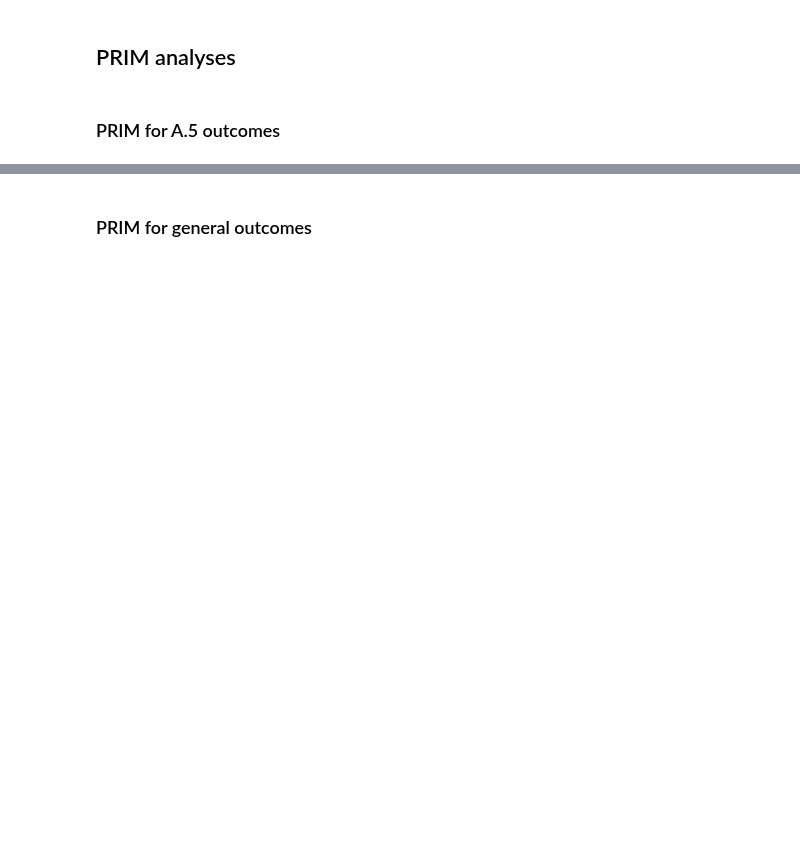
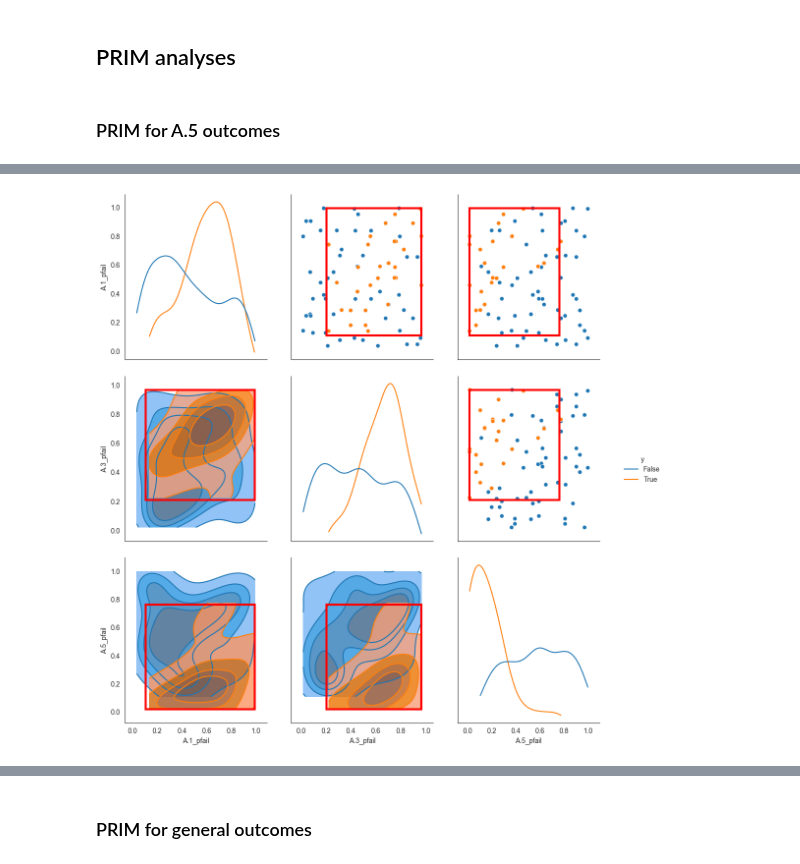
Before and after one commit to roesel1/EPA141A---MD, a Jupyter notebook: final assignment/Open_Exploration_Scen.ipynb, the cells around one changed output, grey strips where cells are left out. Cells and saved outputs as stored; diff of their text form; code cells hidden in the pictures; blank space fills up the shorter version.

```diff
--- a/final assignment/Open_Exploration_Scen.ipynb
+++ b/final assignment/Open_Exploration_Scen.ipynb
@@ -210,7 +210,9 @@ plt.show()
 # %%
-box1.select(15)
+box1.select(5)
 box1.show_pairs_scatter()
 fig = plt.gcf()
 fig.set_size_inches(12,12)
 plt.show()
+# %% [output]
+[figure, added]
 # %%
```
Also changed, not shown: parts of 13 cells of this notebook, 6 other files.
